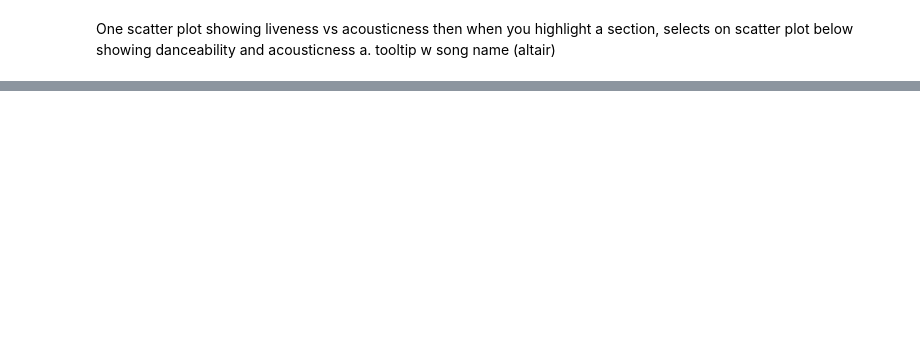
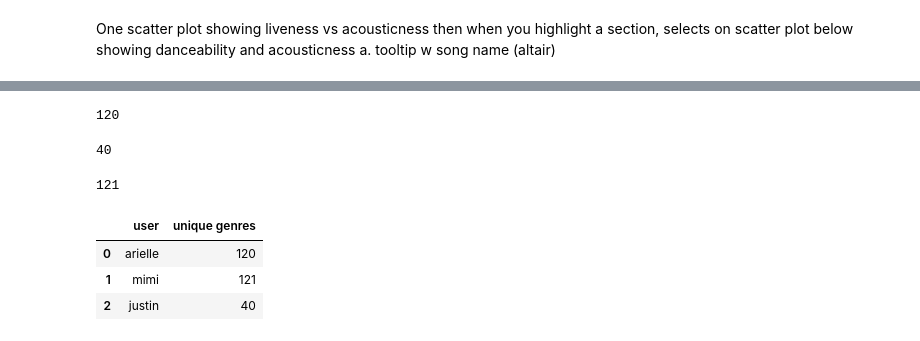
Before and after one commit to ariellerabin/spotify-wrapped-project, a Jupyter notebook: first_visuals.ipynb, the cells around one changed output, grey strips where cells are left out. Saved outputs shown, nothing was run; the diff lists cells and outputs as text; code cells hidden in the pictures; blank space fills up the shorter version.

```diff
--- a/first_visuals.ipynb
+++ b/first_visuals.ipynb
@@ -256,3 +256,32 @@ chart4
 [interactive output not drawn]
 # %%
 chart4.save('interact_2.html')
+# %%
+unique_ari_words = list(set(ari_words))
+print(len(unique_ari_words))
+# %% [output]
+120
+# %%
+unique_justin_words = list(set(justin_words))
+print(len(unique_justin_words))
+# %% [output]
+40
+# %%
+unique_mimi_words = list(set(mimi_words))
+print(len(unique_mimi_words))
+# %% [output]
+121
+# %%
+dict_overall = {
+    'user':['arielle','mimi','justin'],
+    'unique genres':[120,121,40]
+
+}
+df_genres = pd.DataFrame(dict_overall)
+# %%
+df_genres
+# %% [output]
+|  | user | unique genres |
+| 0 | arielle | 120 |
+| 1 | mimi | 121 |
+| 2 | justin | 40 |
```
Also changed, not shown: parts of 5 cells of this notebook, 6 other files.
